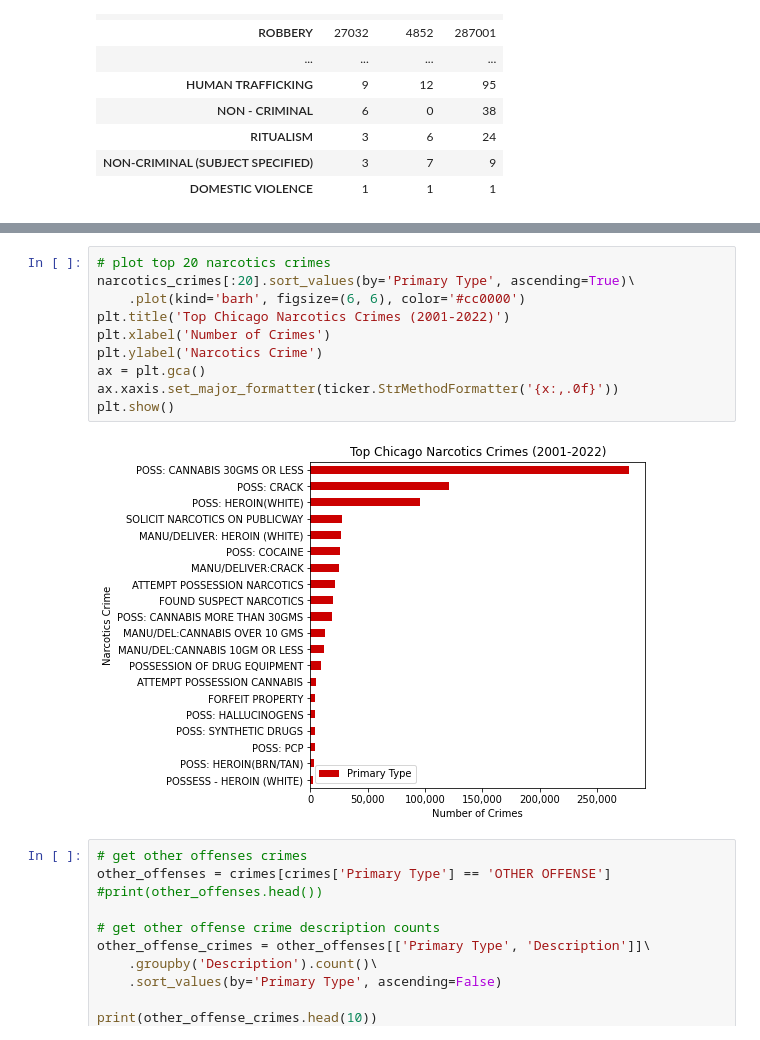
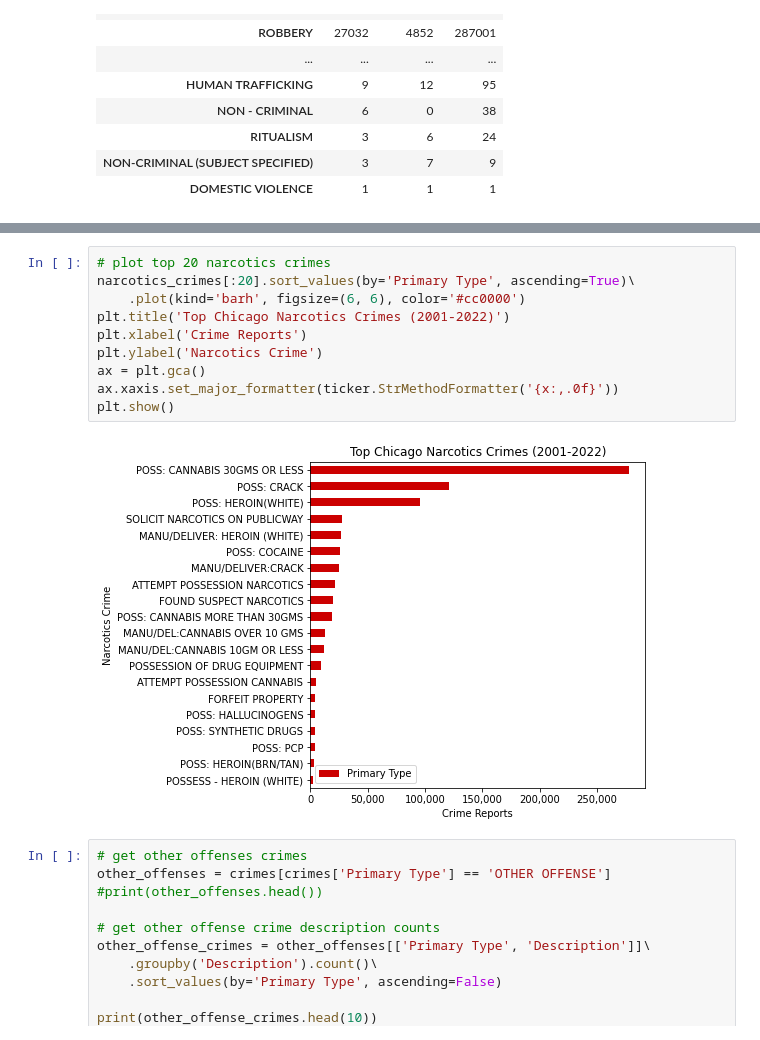
Before and after one commit to RandomFractals/chicago-crimes, a Jupyter notebook: notebooks/chicago-crimes-pandas.ipynb, the cells around one changed output, grey strips where cells are left out. Saved outputs shown, nothing was run; the diff lists cells and outputs as text.

```diff
--- a/notebooks/chicago-crimes-pandas.ipynb
+++ b/notebooks/chicago-crimes-pandas.ipynb
@@ -151,15 +152,15 @@ Total Narcotics Crime Descriptions: 80
 # %%
 # plot top 20 narcotics crimes
 narcotics_crimes[:20].sort_values(by='Primary Type', ascending=True)\
     .plot(kind='barh', figsize=(6, 6), color='#cc0000')
 plt.title('Top Chicago Narcotics Crimes (2001-2022)')
-plt.xlabel('Number of Crimes')
+plt.xlabel('Crime Reports')
 plt.ylabel('Narcotics Crime')
 ax = plt.gca()
 ax.xaxis.set_major_formatter(ticker.StrMethodFormatter('{x:,.0f}'))
 plt.show()
 # %% [output]
-[figure, old version]
+[figure, new version]
 # %%
 # get other offenses crimes
 other_offenses = crimes[crimes['Primary Type'] == 'OTHER OFFENSE']
```
Also changed, not shown: parts of 17 cells of this notebook.
